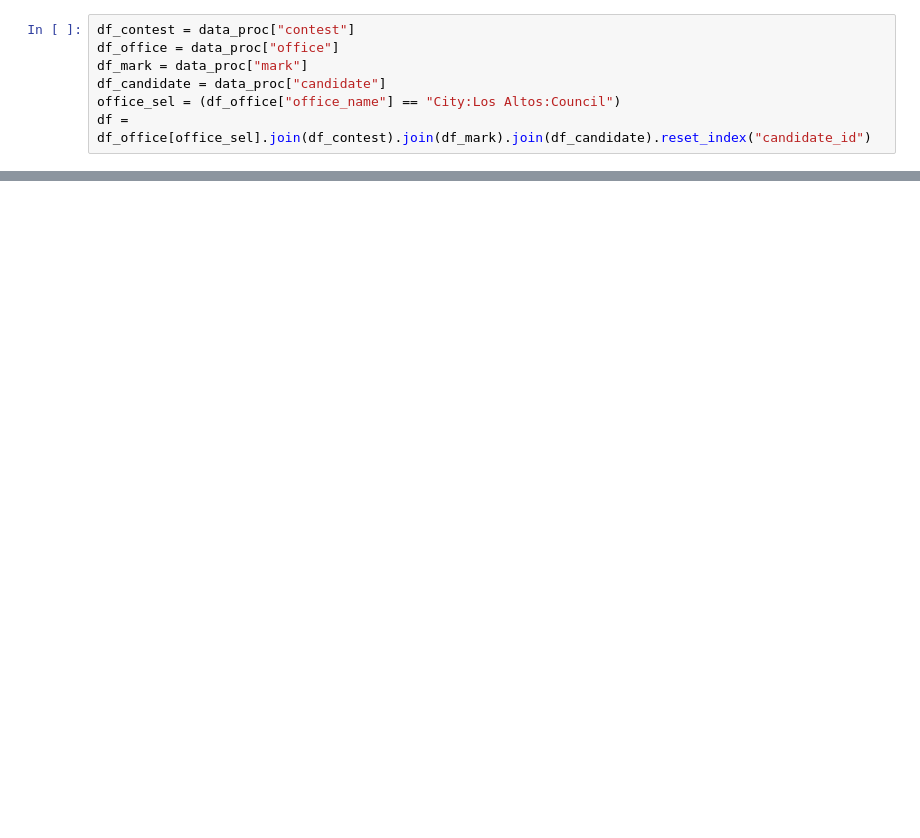
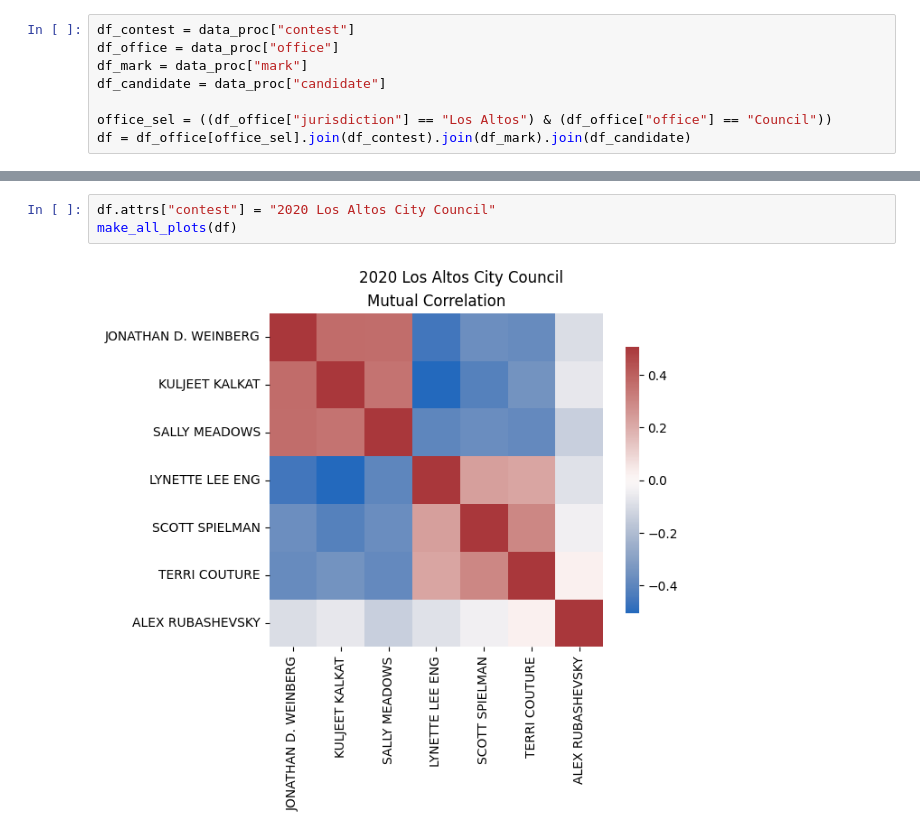
Before and after one commit to chrisroat/rcv-analysis, a Jupyter notebook: los_altos_analysis.ipynb, the cells around one changed output, grey strips where cells are left out. Drawn from its saved outputs; the diff is of its cells as text; blank space fills up the shorter version.

```diff
--- a/los_altos_analysis.ipynb
+++ b/los_altos_analysis.ipynb
@@ -17,5 +17,6 @@ df_contest = data_proc["contest"]
 df_office = data_proc["office"]
 df_mark = data_proc["mark"]
 df_candidate = data_proc["candidate"]
-office_sel = (df_office["office_name"] == "City:Los Altos:Council")
-df = df_office[office_sel].join(df_contest).join(df_mark).join(df_candidate).reset_index("candidate_id")
+
+office_sel = ((df_office["jurisdiction"] == "Los Altos") & (df_office["office"] == "Council"))
+df = df_office[office_sel].join(df_contest).join(df_mark).join(df_candidate)
@@ -27,0 +23,5 @@ go(df)
+# %%
+df.attrs["contest"] = "2020 Los Altos City Council"
+make_all_plots(df)
+# %% [output]
+[figure, added]
```
Also changed, not shown: parts of 4 cells of this notebook, 8 other files.
